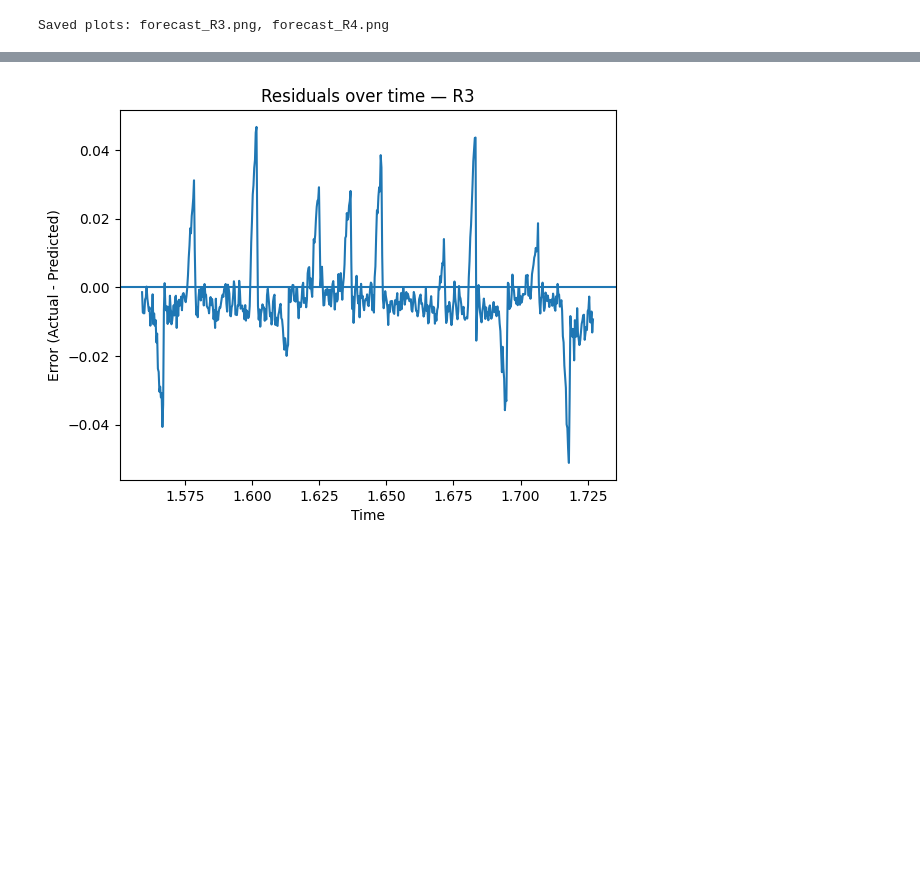
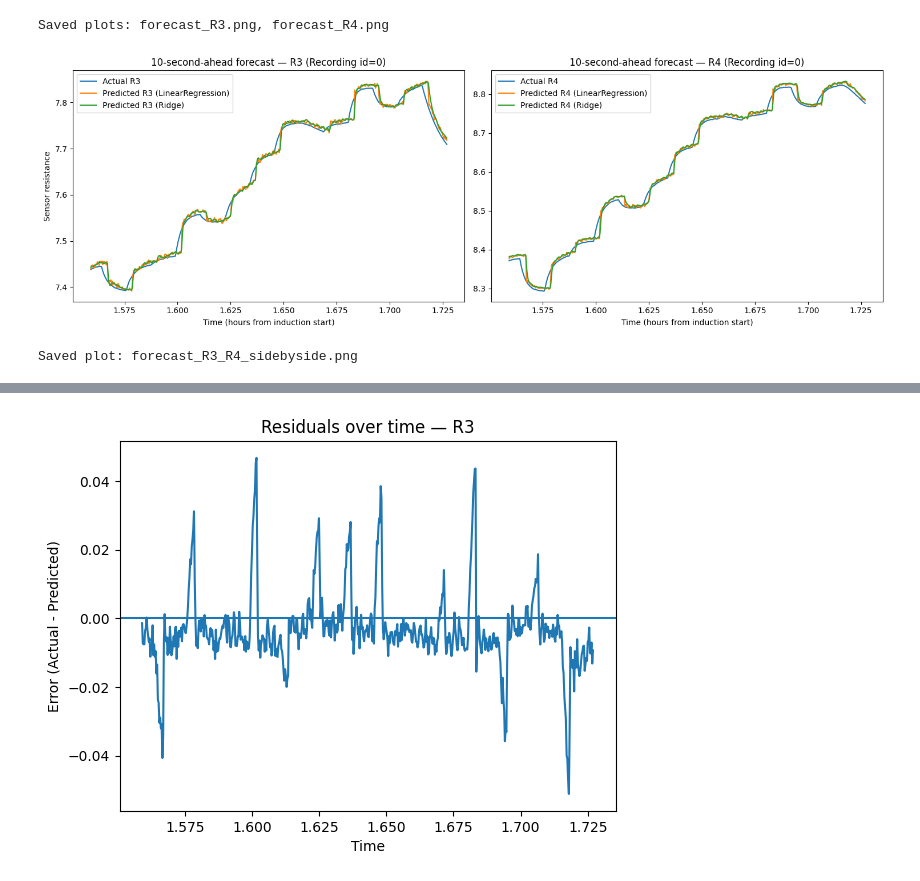
Before and after one commit to aladenisun/MSAAI_530_FinalProject, a Jupyter notebook: notebooks/time_series_regression.ipynb, the cells around one changed output, grey strips where cells are left out. Saved outputs shown, nothing was run; the diff lists cells and outputs as text; code cells hidden in the pictures; blank space fills up the shorter version.

```diff
--- a/notebooks/time_series_regression.ipynb
+++ b/notebooks/time_series_regression.ipynb
@@ -276,3 +276,32 @@ print("Saved plots: forecast_R3.png, forecast_R4.png")
 [figure]
 [figure]
 Saved plots: forecast_R3.png, forecast_R4.png
+# %%
+# Side-by-side forecast plots
+fig, axes = plt.subplots(1, 2, figsize=(15,5), sharex=True)
+
+# ---- R3 ----
+axes[0].plot(sub["time"], sub["actual_R3"], label="Actual R3")
+axes[0].plot(sub["time"], sub["pred_linreg_R3"], label="Predicted R3 (LinearRegression)")
+axes[0].plot(sub["time"], sub["pred_ridge_R3"], label="Predicted R3 (Ridge)")
+axes[0].set_xlabel("Time (hours from induction start)")
+axes[0].set_ylabel("Sensor resistance")
+axes[0].set_title(f"{HORIZON}-second-ahead forecast — R3 (Recording id={chosen_id})")
+axes[0].legend()
+
+# ---- R4 ----
+axes[1].plot(sub["time"], sub["actual_R4"], label="Actual R4")
+axes[1].plot(sub["time"], sub["pred_linreg_R4"], label="Predicted R4 (LinearRegression)")
+axes[1].plot(sub["time"], sub["pred_ridge_R4"], label="Predicted R4 (Ridge)")
+axes[1].set_xlabel("Time (hours from induction start)")
+axes[1].set_title(f"{HORIZON}-second-ahead forecast — R4 (Recording id={chosen_id})")
+axes[1].legend()
+
+plt.tight_layout()
+plt.savefig("forecast_R3_R4_sidebyside.png", dpi=300)
+plt.show()
+
+print("Saved plot: forecast_R3_R4_sidebyside.png")
+# %% [output]
+[figure, added]
+Saved plot: forecast_R3_R4_sidebyside.png
```
Also changed, not shown: parts of 1 cell of this notebook, 1 other file.
